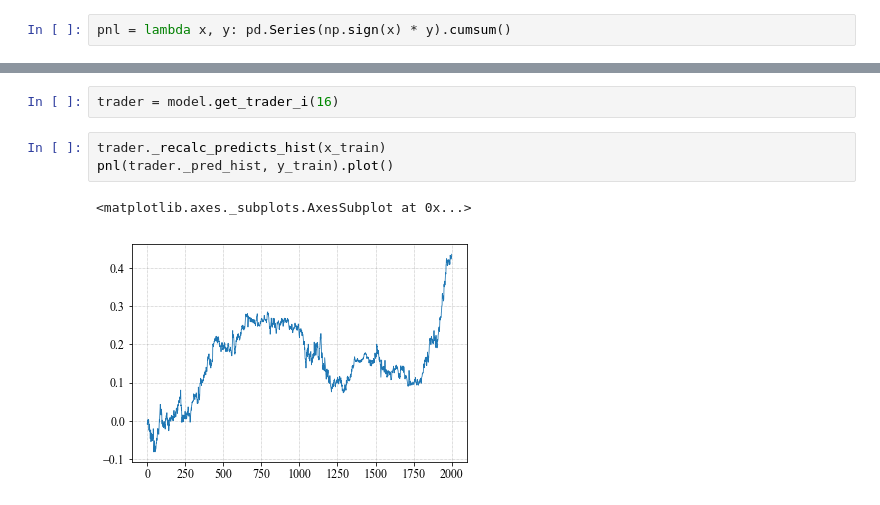
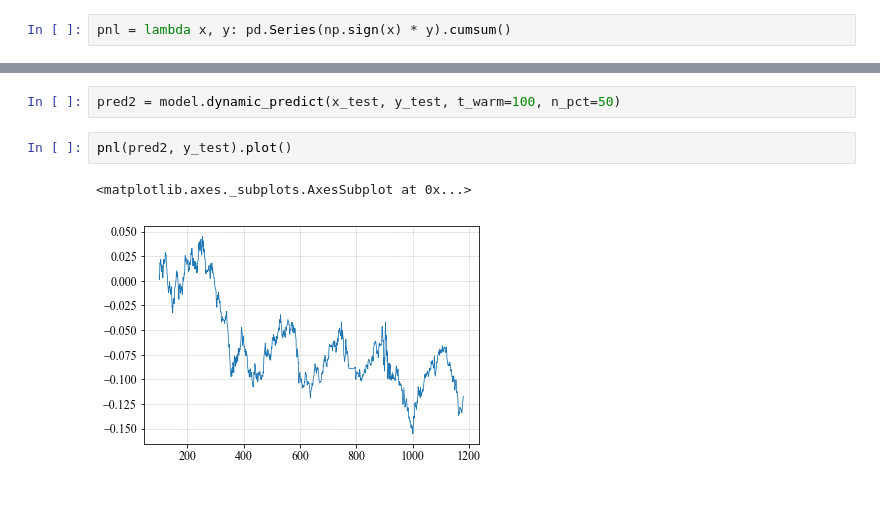
Before and after one commit to a4q6/TraderCompany, a Jupyter notebook: sample.ipynb, the cells around one changed output, grey strips where cells are left out. Saved outputs shown, nothing was run; the diff lists cells and outputs as text.

```diff
--- a/sample.ipynb
+++ b/sample.ipynb
@@ -176,8 +161,7 @@ pnl(pred, y_train).plot()
-# %%
-trader = model.get_trader_i(16)
-# %%
-trader._recalc_predicts_hist(x_train)
-pnl(trader._pred_hist, y_train).plot()
-# %% [output]
-<matplotlib.axes._subplots.AxesSubplot at 0x...>
-[figure, removed]
+# %%
+pred2 = model.dynamic_predict(x_test, y_test, t_warm=100, n_pct=50)
+# %%
+pnl(pred2, y_test).plot()
+# %% [output]
+<matplotlib.axes._subplots.AxesSubplot at 0x...>
+[figure, added]
```
Also changed, not shown: parts of 7 cells of this notebook, 2 other files.
